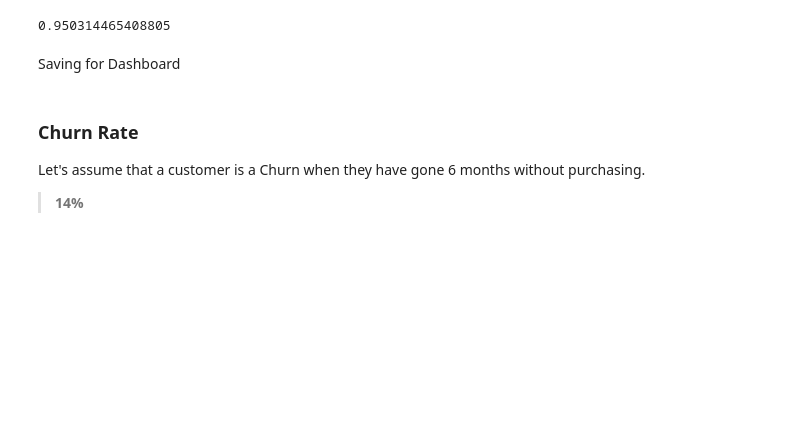
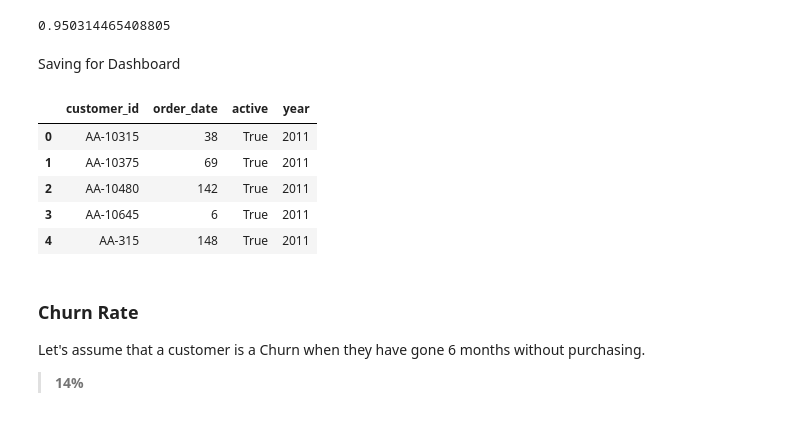
Before and after one commit to pauloreis-ds/e_mart_retailer, a Jupyter notebook: project_growth_dashboard/notebooks/pr_v01_growth_eda.ipynb, the cells around one changed output. Saved outputs shown, nothing was run; the diff lists cells and outputs as text; code cells hidden in the pictures; blank space fills up the shorter version.

Commit message:
customer segmentation

```diff
--- a/project_growth_dashboard/notebooks/pr_v01_growth_eda.ipynb
+++ b/project_growth_dashboard/notebooks/pr_v01_growth_eda.ipynb
@@ -1201,4 +1201,13 @@ active_customers[['active']].to_parquet(join_paths([directory.DATA_DIR, 'process
 active_customers.reset_index().to_csv(join_paths([directory.DATA_DIR, 'processed', 'dashboard', f'active_customers.csv']), index=False)
+# %%
+active_customers.head()
+# %% [output]
+|  | customer_id | order_date | active | year |
+| 0 | AA-10315 | 38 | True | 2011 |
+| 1 | AA-10375 | 69 | True | 2011 |
+| 2 | AA-10480 | 142 | True | 2011 |
+| 3 | AA-10645 | 6 | True | 2011 |
+| 4 | AA-315 | 148 | True | 2011 |
 # %% [markdown]
 ### Churn Rate
 
```
Also changed, not shown: parts of 5 cells of this notebook, 20 other files.
